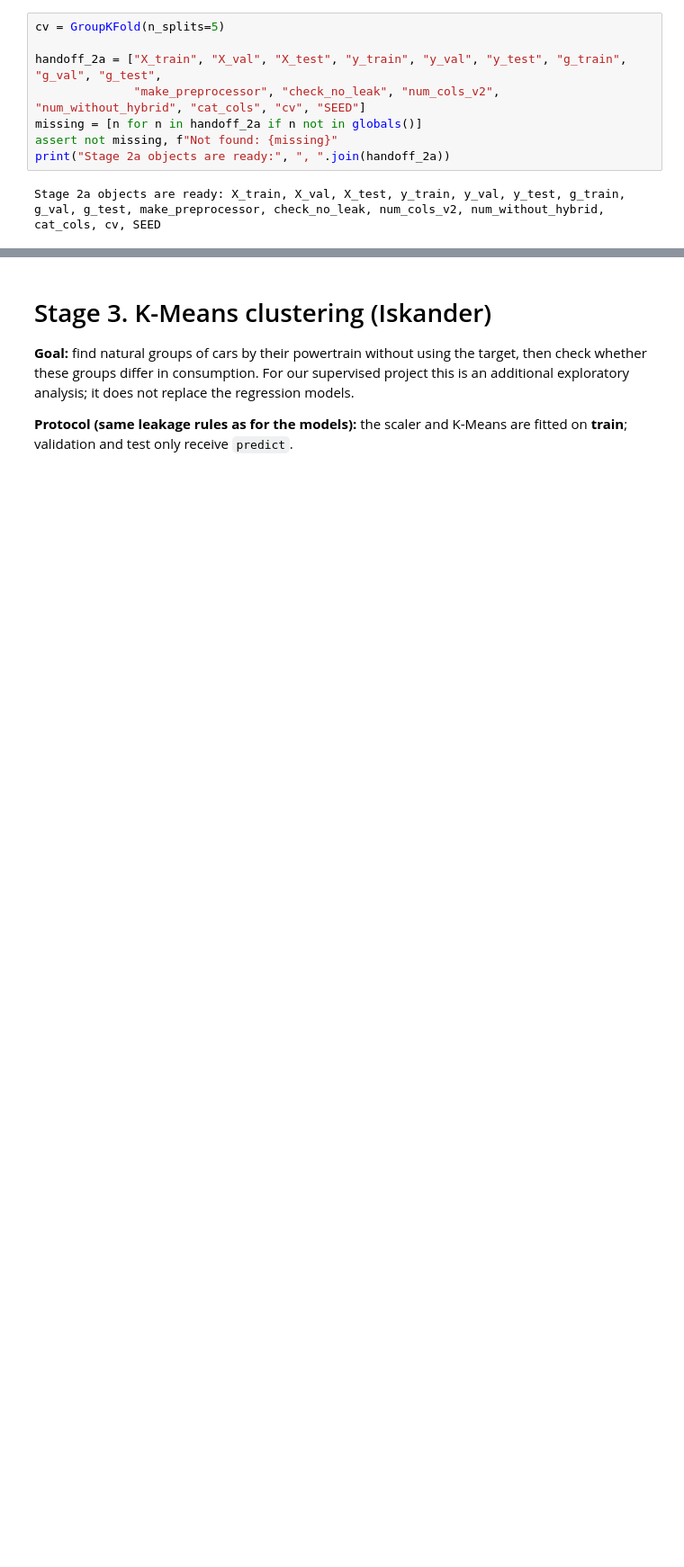
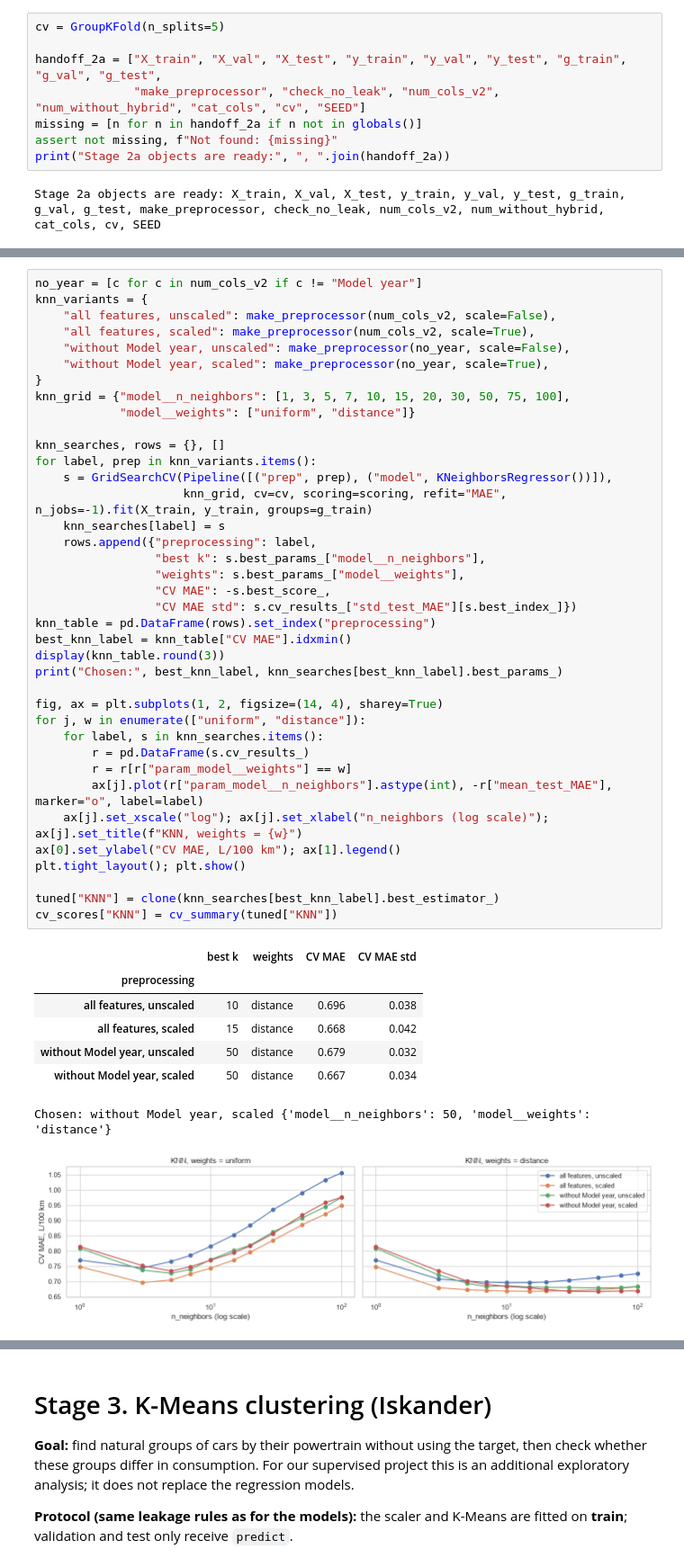
Before and after one commit to isk0nka-dot/Vehicle-Fuel-Efficiency, a Jupyter notebook: notebooks/endterm.ipynb, the cells around one changed output, grey strips where cells are left out. Shown at 90% size. Saved outputs shown, nothing was run; the diff lists cells and outputs as text; blank space fills up the shorter version.

```diff
--- a/notebooks/endterm.ipynb
+++ b/notebooks/endterm.ipynb
@@ -2003,0 +2112,47 @@ Stage 2a objects are ready: X_train, X_val, X_test, y_train, y_val, y_test, g_tr
+# %%
+no_year = [c for c in num_cols_v2 if c != "Model year"]
+knn_variants = {
+    "all features, unscaled": make_preprocessor(num_cols_v2, scale=False),
+    "all features, scaled": make_preprocessor(num_cols_v2, scale=True),
+    "without Model year, unscaled": make_preprocessor(no_year, scale=False),
+    "without Model year, scaled": make_preprocessor(no_year, scale=True),
+}
+knn_grid = {"model__n_neighbors": [1, 3, 5, 7, 10, 15, 20, 30, 50, 75, 100],
+            "model__weights": ["uniform", "distance"]}
+
+knn_searches, rows = {}, []
+for label, prep in knn_variants.items():
+    s = GridSearchCV(Pipeline([("prep", prep), ("model", KNeighborsRegressor())]),
+                     knn_grid, cv=cv, scoring=scoring, refit="MAE", n_jobs=-1).fit(X_train, y_train, groups=g_train)
+    knn_searches[label] = s
+    rows.append({"preprocessing": label,
+                 "best k": s.best_params_["model__n_neighbors"],
+                 "weights": s.best_params_["model__weights"],
+                 "CV MAE": -s.best_score_,
+                 "CV MAE std": s.cv_results_["std_test_MAE"][s.best_index_]})
+knn_table = pd.DataFrame(rows).set_index("preprocessing")
+best_knn_label = knn_table["CV MAE"].idxmin()
+display(knn_table.round(3))
+print("Chosen:", best_knn_label, knn_searches[best_knn_label].best_params_)
+
+fig, ax = plt.subplots(1, 2, figsize=(14, 4), sharey=True)
+for j, w in enumerate(["uniform", "distance"]):
+    for label, s in knn_searches.items():
+        r = pd.DataFrame(s.cv_results_)
+        r = r[r["param_model__weights"] == w]
+        ax[j].plot(r["param_model__n_neighbors"].astype(int), -r["mean_test_MAE"], marker="o", label=label)
+    ax[j].set_xscale("log"); ax[j].set_xlabel("n_neighbors (log scale)"); ax[j].set_title(f"KNN, weights = {w}")
+ax[0].set_ylabel("CV MAE, L/100 km"); ax[1].legend()
+plt.tight_layout(); plt.show()
+
+tuned["KNN"] = clone(knn_searches[best_knn_label].best_estimator_)
+cv_scores["KNN"] = cv_summary(tuned["KNN"])
+# %% [output]
+|  | best k | weights | CV MAE | CV MAE std |
+| preprocessing |  |  |  |  |
+| all features, unscaled | 10 | distance | 0.696 | 0.038 |
+| all features, scaled | 15 | distance | 0.668 | 0.042 |
+| without Model year, unscaled | 50 | distance | 0.679 | 0.032 |
+| without Model year, scaled | 50 | distance | 0.667 | 0.034 |
+Chosen: without Model year, scaled {'model__n_neighbors': 50, 'model__weights': 'distance'}
+[figure, added]
```
Also changed, not shown: parts of 63 cells of this notebook, 1 other file.
